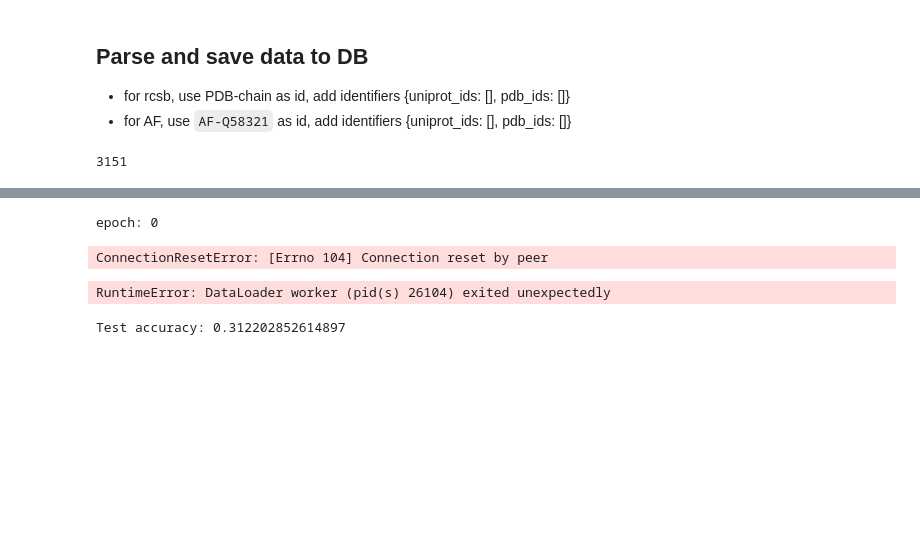
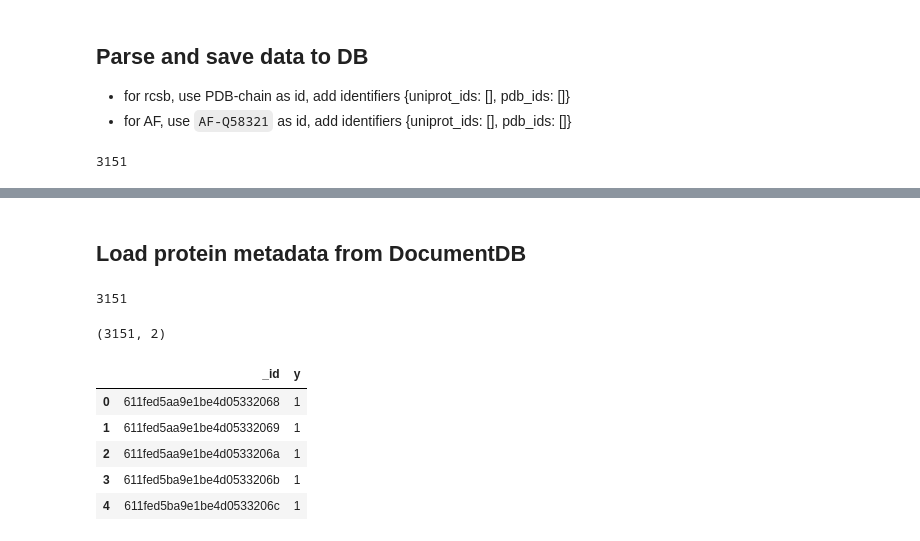
Before and after one commit to aws-samples/sagemaker-documentdb-train-gnn-for-millions-proteins, a Jupyter notebook: Prepare_data.ipynb, the cells around one changed output, grey strips where cells are left out. Saved outputs shown, nothing was run; the diff lists cells and outputs as text; code cells hidden in the pictures; blank space fills up the shorter version.

```diff
--- a/Prepare_data.ipynb
+++ b/Prepare_data.ipynb
@@ -594,14 +397,0 @@ class ProteinDataset(data.Dataset):
-# %%
-collection = db['proteins']
-
-match = {"is_AF": {"$exists": True}}
-project = {"y": "$is_AF", "_id": False, 'id': True}
-
-pipeline = [
-    {"$match": match},
-    {"$project": project},
-]
-
-# docs = [doc for doc in collection.aggregate(pipeline)]
-# docs[0]
-dataset = ProteinDataset(collection, pipeline)
@@ -743,34 +397,0 @@ optimizer = torch.optim.Adam(model.parameters(), lr=0.01)
-# %%
-model.train()
-for epoch in range(10):
-    print('epoch:', epoch)
-    for batched_graph, labels in train_dataloader:
-
-        batched_graph = batched_graph.to(device)
-        labels = labels.to(device)
-
-        pred = model(batched_graph, batched_graph.ndata['h'].float())
-        loss = F.cross_entropy(pred, labels)
-        optimizer.zero_grad()
-        loss.backward()
-        optimizer.step()
-# %% [output]
-epoch: 0
-ConnectionResetError: [Errno 104] Connection reset by peer
-RuntimeError: DataLoader worker (pid(s) 26104) exited unexpectedly
-# %%
-num_correct = 0
-num_tests = 0
-model.eval()
-with torch.no_grad():
-    for batched_graph, labels in test_dataloader:
-        batched_graph = batched_graph.to(device)
-        labels = labels.to(device)
-
-        pred = model(batched_graph, batched_graph.ndata['h'].float())
-        num_correct += (pred.argmax(1) == labels).sum().item()
-        num_tests += len(labels)
-
-print('Test accuracy:', num_correct / num_tests)
-# %% [output]
-Test accuracy: 0.312202852614897
@@ -778,0 +398,29 @@ Test accuracy: 0.312202852614897
+# %% [markdown]
+## Load protein metadata from DocumentDB
+# %%
+match = {"is_AF": {"$exists": True}}
+project = {"y": "$is_AF"}
+
+pipeline = [
+    {"$match": match},
+    {"$project": project},
+]
+
+cur = collection.aggregate(pipeline)
+docs = [doc for doc in cur]
+print(len(docs))
+# %% [output]
+3151
+# %%
+# split train/valid/test
+df = pd.DataFrame(docs)
+print(df.shape)
+df.head()
+# %% [output]
+(3151, 2)
+|  | _id | y |
+| 0 | 611fed5aa9e1be4d05332068 | 1 |
+| 1 | 611fed5aa9e1be4d05332069 | 1 |
+| 2 | 611fed5aa9e1be4d0533206a | 1 |
+| 3 | 611fed5ba9e1be4d0533206b | 1 |
+| 4 | 611fed5ba9e1be4d0533206c | 1 |
```
Also changed, not shown: parts of 55 cells of this notebook, 1 other file.
